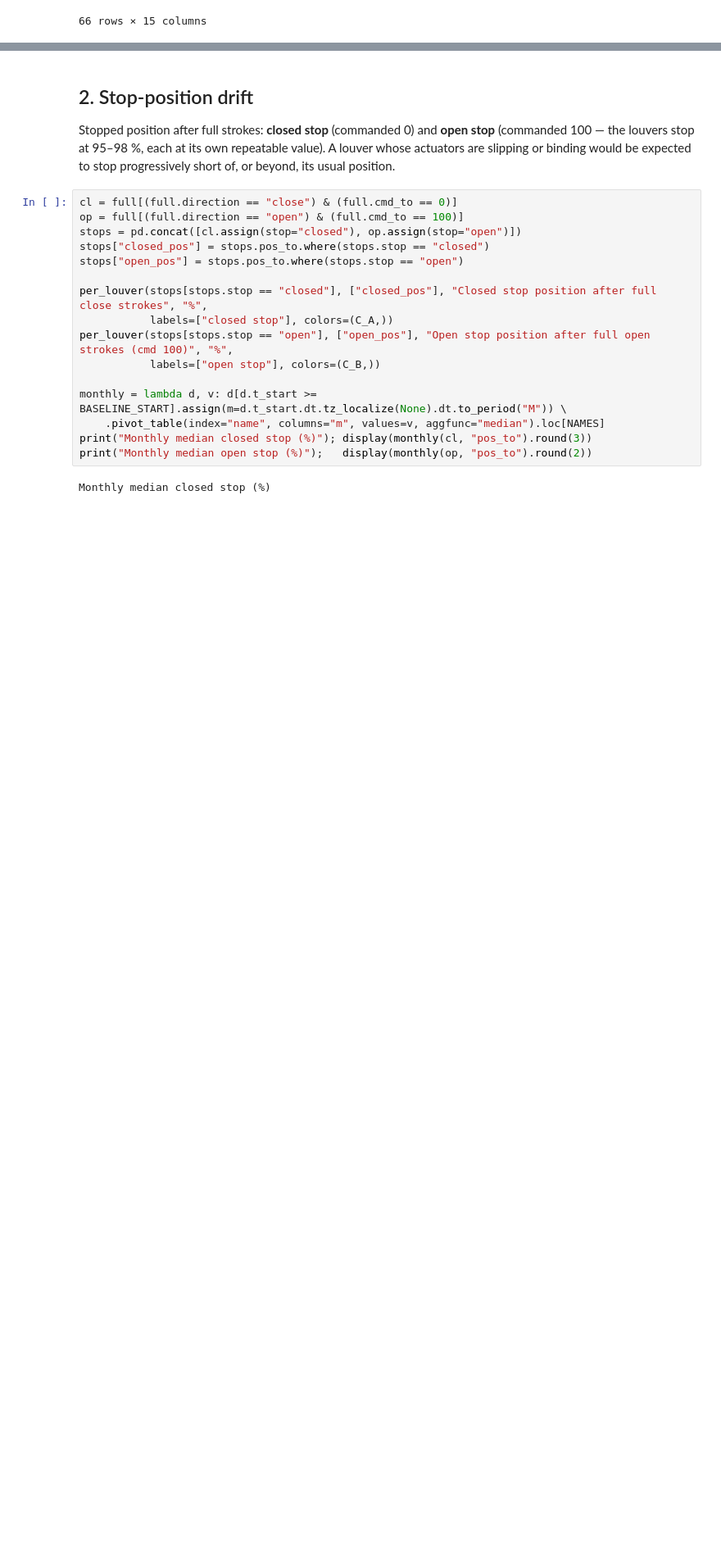
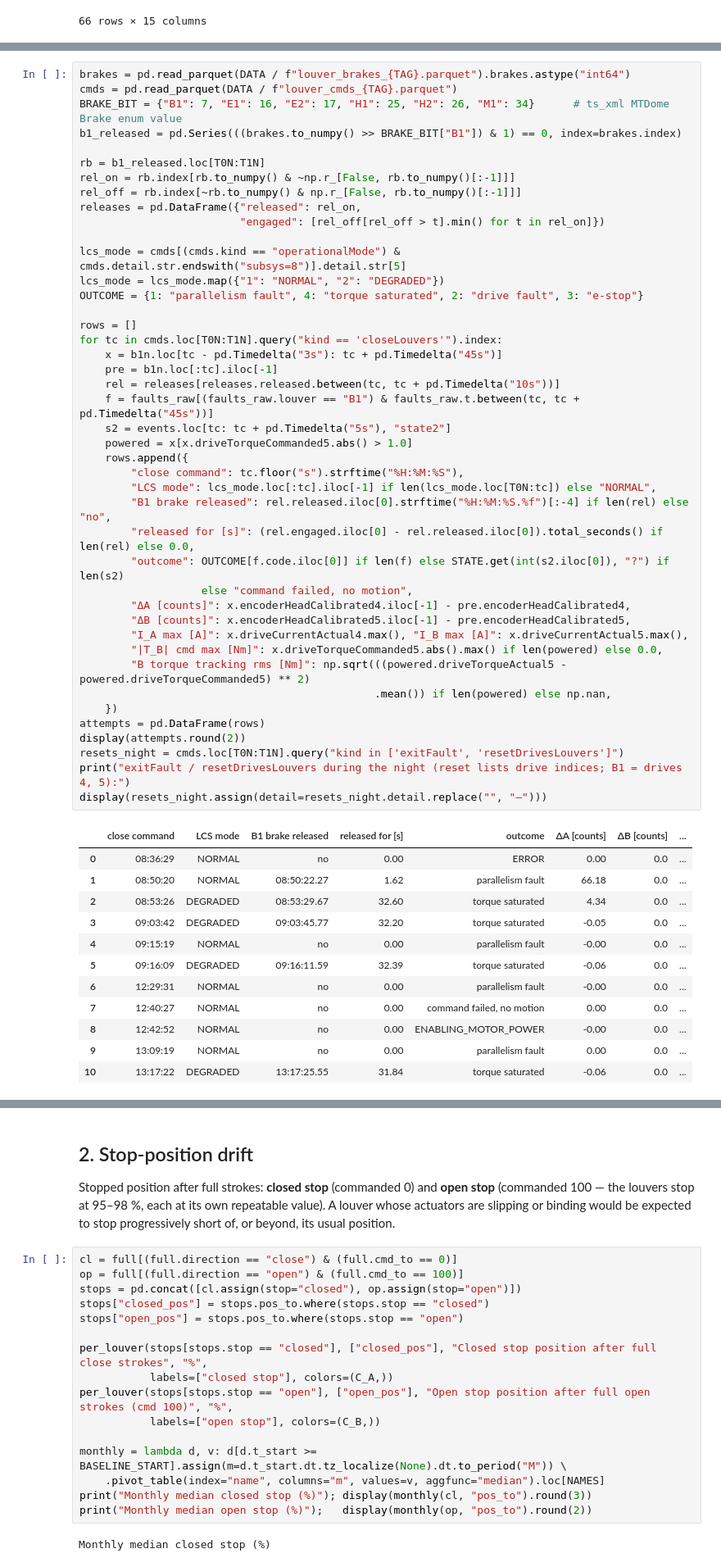
Before and after one commit to bstalder/rubin_notebooks, a Jupyter notebook: earlyoperations/engineering/Louver_Drive_Health.ipynb, the cells around one changed output, grey strips where cells are left out. Shown at 82% size. Drawn from its saved outputs; the diff is of its cells as text; blank space fills up the shorter version.

```diff
--- a/earlyoperations/engineering/Louver_Drive_Health.ipynb
+++ b/earlyoperations/engineering/Louver_Drive_Health.ipynb
@@ -632,0 +712,56 @@ display(b1[(b1.direction != "small") | (b1.tq_peak_a > 7) | (b1.d_offset.abs() >
+# %%
+brakes = pd.read_parquet(DATA / f"louver_brakes_{TAG}.parquet").brakes.astype("int64")
+cmds = pd.read_parquet(DATA / f"louver_cmds_{TAG}.parquet")
+BRAKE_BIT = {"B1": 7, "E1": 16, "E2": 17, "H1": 25, "H2": 26, "M1": 34}      # ts_xml MTDome Brake enum value
+b1_released = pd.Series(((brakes.to_numpy() >> BRAKE_BIT["B1"]) & 1) == 0, index=brakes.index)
+
+rb = b1_released.loc[T0N:T1N]
+rel_on = rb.index[rb.to_numpy() & ~np.r_[False, rb.to_numpy()[:-1]]]
+rel_off = rb.index[~rb.to_numpy() & np.r_[False, rb.to_numpy()[:-1]]]
+releases = pd.DataFrame({"released": rel_on,
+                         "engaged": [rel_off[rel_off > t].min() for t in rel_on]})
+
+lcs_mode = cmds[(cmds.kind == "operationalMode") & cmds.detail.str.endswith("subsys=8")].detail.str[5]
+lcs_mode = lcs_mode.map({"1": "NORMAL", "2": "DEGRADED"})
+OUTCOME = {1: "parallelism fault", 4: "torque saturated", 2: "drive fault", 3: "e-stop"}
+
+rows = []
+for tc in cmds.loc[T0N:T1N].query("kind == 'closeLouvers'").index:
+    x = b1n.loc[tc - pd.Timedelta("3s"): tc + pd.Timedelta("45s")]
+    pre = b1n.loc[:tc].iloc[-1]
+    rel = releases[releases.released.between(tc, tc + pd.Timedelta("10s"))]
+    f = faults_raw[(faults_raw.louver == "B1") & faults_raw.t.between(tc, tc + pd.Timedelta("45s"))]
+    s2 = events.loc[tc: tc + pd.Timedelta("5s"), "state2"]
+    powered = x[x.driveTorqueCommanded5.abs() > 1.0]
+    rows.append({
+        "close command": tc.floor("s").strftime("%H:%M:%S"),
+        "LCS mode": lcs_mode.loc[:tc].iloc[-1] if len(lcs_mode.loc[T0N:tc]) else "NORMAL",
+        "B1 brake released": rel.released.iloc[0].strftime("%H:%M:%S.%f")[:-4] if len(rel) else "no",
+        "released for [s]": (rel.engaged.iloc[0] - rel.released.iloc[0]).total_seconds() if len(rel) else 0.0,
+        "outcome": OUTCOME[f.code.iloc[0]] if len(f) else STATE.get(int(s2.iloc[0]), "?") if len(s2)
+                   else "command failed, no motion",
+        "ΔA [counts]": x.encoderHeadCalibrated4.iloc[-1] - pre.encoderHeadCalibrated4,
+        "ΔB [counts]": x.encoderHeadCalibrated5.iloc[-1] - pre.encoderHeadCalibrated5,
+        "I_A max [A]": x.driveCurrentActual4.max(), "I_B max [A]": x.driveCurrentActual5.max(),
+        "|T_B| cmd max [Nm]": x.driveTorqueCommanded5.abs().max() if len(powered) else 0.0,
+        "B torque tracking rms [Nm]": np.sqrt(((powered.driveTorqueActual5 - powered.driveTorqueCommanded5) ** 2)
+                                              .mean()) if len(powered) else np.nan,
+    })
+attempts = pd.DataFrame(rows)
+display(attempts.round(2))
+resets_night = cmds.loc[T0N:T1N].query("kind in ['exitFault', 'resetDrivesLouvers']")
+print("exitFault / resetDrivesLouvers during the night (reset lists drive indices; B1 = drives 4, 5):")
+display(resets_night.assign(detail=resets_night.detail.replace("", "—")))
+# %% [output]
+|  | close command | LCS mode | B1 brake released | released for [s] | outcome | ΔA [counts] | ΔB [counts] | ... |
+| 0 | 08:36:29 | NORMAL | no | 0.00 | ERROR | 0.00 | 0.0 | ... |
+| 1 | 08:50:20 | NORMAL | 08:50:22.27 | 1.62 | parallelism fault | 66.18 | 0.0 | ... |
+| 2 | 08:53:26 | DEGRADED | 08:53:29.67 | 32.60 | torque saturated | 4.34 | 0.0 | ... |
+| 3 | 09:03:42 | DEGRADED | 09:03:45.77 | 32.20 | torque saturated | -0.05 | 0.0 | ... |
+| 4 | 09:15:19 | NORMAL | no | 0.00 | parallelism fault | -0.00 | 0.0 | ... |
+| 5 | 09:16:09 | DEGRADED | 09:16:11.59 | 32.39 | torque saturated | -0.06 | 0.0 | ... |
+| 6 | 12:29:31 | NORMAL | no | 0.00 | parallelism fault | -0.00 | 0.0 | ... |
+| 7 | 12:40:27 | NORMAL | no | 0.00 | command failed, no motion | 0.00 | 0.0 | ... |
+| 8 | 12:42:52 | NORMAL | no | 0.00 | ENABLING_MOTOR_POWER | -0.00 | 0.0 | ... |
+| 9 | 13:09:19 | NORMAL | no | 0.00 | parallelism fault | 0.00 | 0.0 | ... |
+| 10 | 13:17:22 | DEGRADED | 13:17:25.55 | 31.84 | torque saturated | -0.06 | 0.0 | ... |
```
Also changed, not shown: parts of 14 cells of this notebook, 1 other file.
